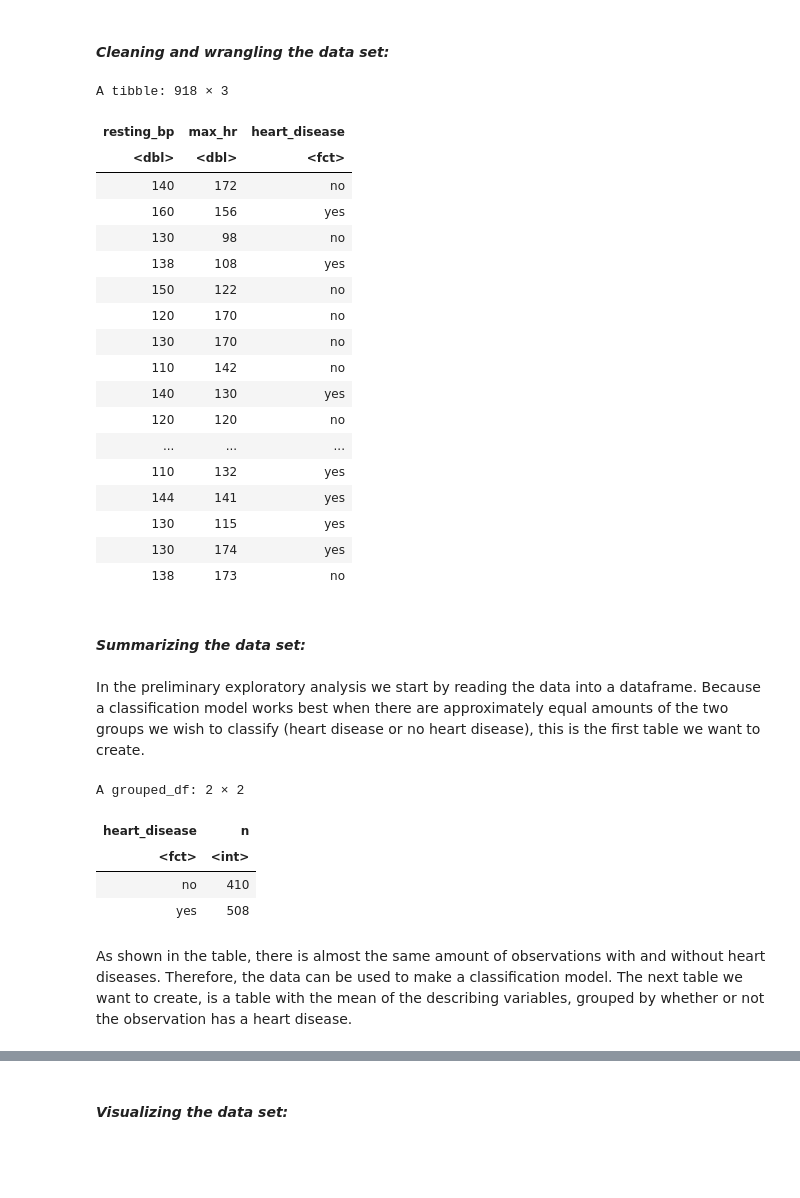
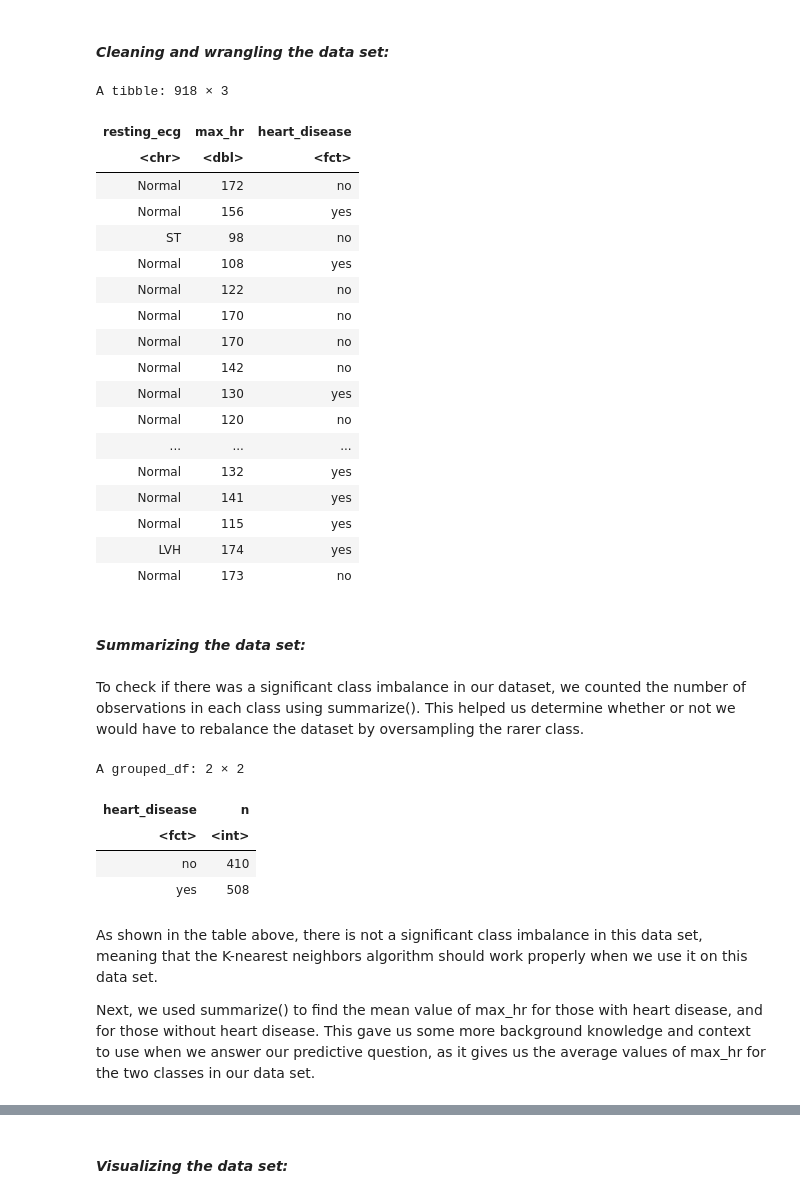
Before and after one commit to tyih985/DSCI-Project-Attempt-2, a Jupyter notebook: main.ipynb, the cells around one changed output, grey strips where cells are left out. Cells and saved outputs as stored; diff of their text form; code cells hidden in the pictures; blank space fills up the shorter version.

```diff
--- a/main.ipynb
+++ b/main.ipynb
@@ -86,34 +68,33 @@ A spec_tbl_df: 918 × 12
 # %% [markdown]
 #### *Cleaning and wrangling the data set:*
 # %%
-heart_data_cleaned <- heart_data |> rename(resting_bp = RestingBP, max_hr = MaxHR, heart_disease = HeartDisease) |>
-                                    select(resting_bp, max_hr, heart_disease) |>
+heart_data_cleaned <- heart_data |> rename(resting_ecg = RestingECG, max_hr = MaxHR, heart_disease = HeartDisease) |>
+                                    select(resting_ecg, max_hr, heart_disease) |>
                                     mutate(heart_disease = as_factor(heart_disease)) |>
                                     mutate(heart_disease = fct_recode(heart_disease, "yes" = "1", "no" = "0"))
-
 heart_data_cleaned
 # %% [output]
 A tibble: 918 × 3
-| resting_bp | max_hr | heart_disease |
-| <dbl> | <dbl> | <fct> |
-| 140 | 172 | no |
-| 160 | 156 | yes |
-| 130 | 98 | no |
-| 138 | 108 | yes |
-| 150 | 122 | no |
-| 120 | 170 | no |
-| 130 | 170 | no |
-| 110 | 142 | no |
-| 140 | 130 | yes |
-| 120 | 120 | no |
+| resting_ecg | max_hr | heart_disease |
+| <chr> | <dbl> | <fct> |
+| Normal | 172 | no |
+| Normal | 156 | yes |
+| ST | 98 | no |
+| Normal | 108 | yes |
+| Normal | 122 | no |
+| Normal | 170 | no |
+| Normal | 170 | no |
+| Normal | 142 | no |
+| Normal | 130 | yes |
+| Normal | 120 | no |
 | ... | ... | ... |
-| 110 | 132 | yes |
-| 144 | 141 | yes |
-| 130 | 115 | yes |
-| 130 | 174 | yes |
-| 138 | 173 | no |
+| Normal | 132 | yes |
+| Normal | 141 | yes |
+| Normal | 115 | yes |
+| LVH | 174 | yes |
+| Normal | 173 | no |
 # %% [markdown]
 #### *Summarizing the data set:*
-# %% [markdown]
-In the preliminary exploratory analysis we start by reading the data into a dataframe. Because a classification model works best when there are approximately equal amounts of the two groups we wish to classify (heart disease or no heart disease), this is the first table we want to create.
+# %% [markdown]
+To check if there was a significant class imbalance in our dataset, we counted the number of observations in each class using summarize(). This helped us determine whether or not we would have to rebalance the dataset by oversampling the rarer class.
 # %%
@@ -128,5 +109,7 @@ A grouped_df: 2 × 2
 | no | 410 |
 | yes | 508 |
 # %% [markdown]
-As shown in the table, there is almost the same amount of observations with and without heart diseases. Therefore, the data can be used to make a classification model. The next table we want to create, is a table with the mean of the describing variables, grouped by whether or not the observation has a heart disease.
+As shown in the table above, there is not a significant class imbalance in this data set, meaning that the K-nearest neighbors algorithm should work properly when we use it on this data set.
+
+Next, we used summarize() to find the mean value of max_hr for those with heart disease, and for those without heart disease. This gave us some more background knowledge and context to use when we answer our predictive question, as it gives us the average values of max_hr for the two classes in our data set.
 # %%
```
Also changed, not shown: parts of 10 cells of this notebook.
